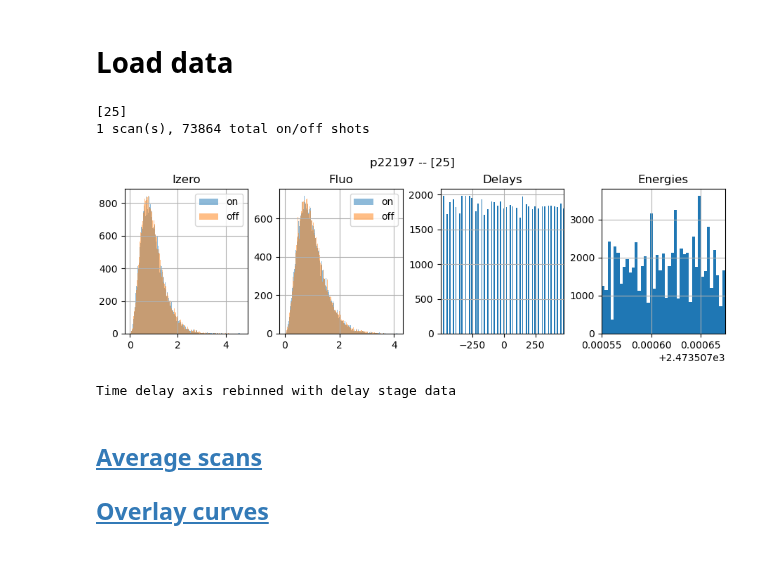
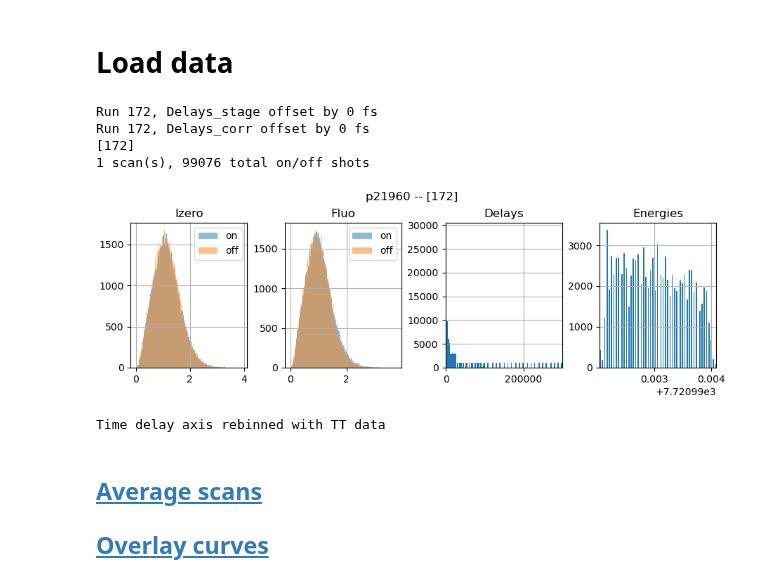
Before and after one commit to paulscherrerinstitute/alvra_beamline_scripts, a Jupyter notebook: Plotting_XANES_timescans.ipynb, the cells around one changed output. Cells and saved outputs as stored; diff of their text form; code cells hidden in the pictures.

```diff
--- a/Plotting_XANES_timescans.ipynb
+++ b/Plotting_XANES_timescans.ipynb
@@ -16,13 +16,13 @@ warnings.filterwarnings('ignore')
 # %% [markdown]
 # Load data
 # %%
-pgroup = 'p22197'
-Loaddir_name = 'test_noPair'
+pgroup = 'p21960'
+Loaddir_name = ''
 
 #runlist = np.arange(41, 44)
 #runlist = [89, 90, 91, 93,94,95,96]
-runlist = [25]
-
+runlist = [172]
+t0_offsets = [0]
 ##############################################
 Loaddir = '/sf/alvra/data/{}/work/Reduced_data/{}/'.format(pgroup, Loaddir_name)
 # %%
@@ -31,39 +31,42 @@ Loaddir = '/sf/alvra/data/{}/work/Reduced_data/{}/'.format(pgroup, Loaddir_name)
 # %%
 average_twodiodes = True
-withTT    = False
+withTT    = True
 
+switch_diodes = False
 ##############################################
 
 Loaddir = '/sf/alvra/data/{}/work/Reduced_data/{}'.format(pgroup, Loaddir_name)
 firstrun = glob.glob('/sf/alvra/data/{}/raw/*{:04d}*/meta/scan.json'.format(pgroup, runlist[0]))[0]
 #firstrun = glob.glob('/sf/alvra/data/{}/work/testdata/*{:04d}*/meta/scan.json'.format(pgroup, runlist[0]))[0]
 from sfdata import SFScanInfo
 scan = SFScanInfo(firstrun)
 
 data = {}
 globals().update(data)
 
-data, titlestring_stack = load_reduced_data_noPair(pgroup, Loaddir, runlist, average_twodiodes)
+data, titlestring_stack = load_reduced_data_offset(pgroup, Loaddir, runlist, t0_offsets, average_twodiodes)
 
 globals().update(data)
 print (runlist)
 print ('{} scan(s), {} total on/off shots'.format(len(runlist), len(pump_1)))
 
-Plot_reduced_data_noPair(pgroup, runlist, scan, data, withTT, timescan=True)
+Plot_reduced_data(pgroup, runlist, scan, data, withTT, timescan=True)
 
 pump_1       = np.asarray(pump_1)
-#unpump_1     = np.asarray(unpump_1)
+unpump_1     = np.asarray(unpump_1)
 Izero_pump   = np.asarray(Izero_pump)
-#Izero_unpump = np.asarray(Izero_unpump)
+Izero_unpump = np.asarray(Izero_unpump)
 Delays_stage = np.asarray(Delays_stage)
 arrTimes     = np.asarray(arrTimes)
 energy       = np.asarray(energy)
 Delays_corr  = np.asarray(Delays_corr)
 # %% [output]
-[25]
-1 scan(s), 73864 total on/off shots
+Run 172, Delays_stage offset by 0 fs
+Run 172, Delays_corr offset by 0 fs
+[172]
+1 scan(s), 99076 total on/off shots
-[figure, old version]
+[figure, new version]
-Time delay axis rebinned with delay stage data
+Time delay axis rebinned with TT data
 # %% [markdown]
 ## [Average scans](#Averaged-scans)
 ## [Overlay curves](#Overlay-data)
```
Also changed, not shown: parts of 8 cells of this notebook, 5 other files.
